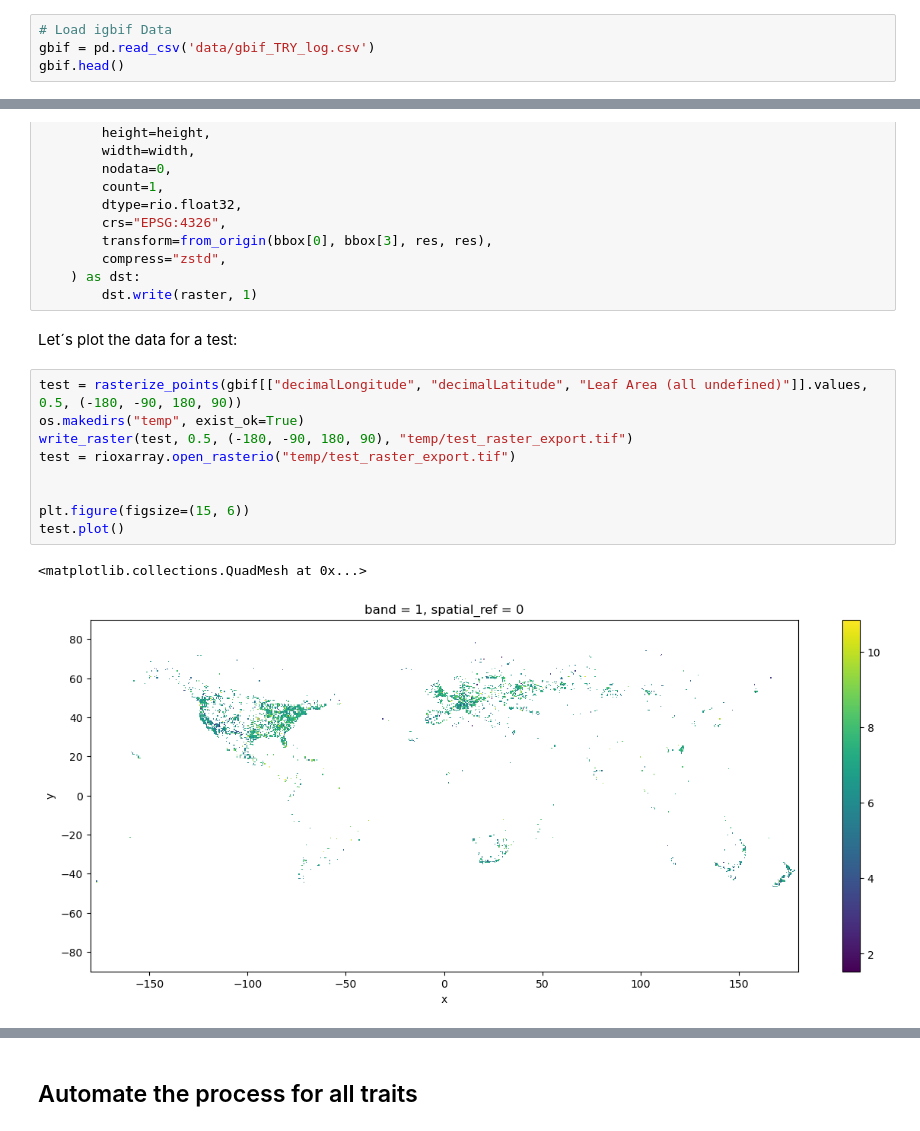
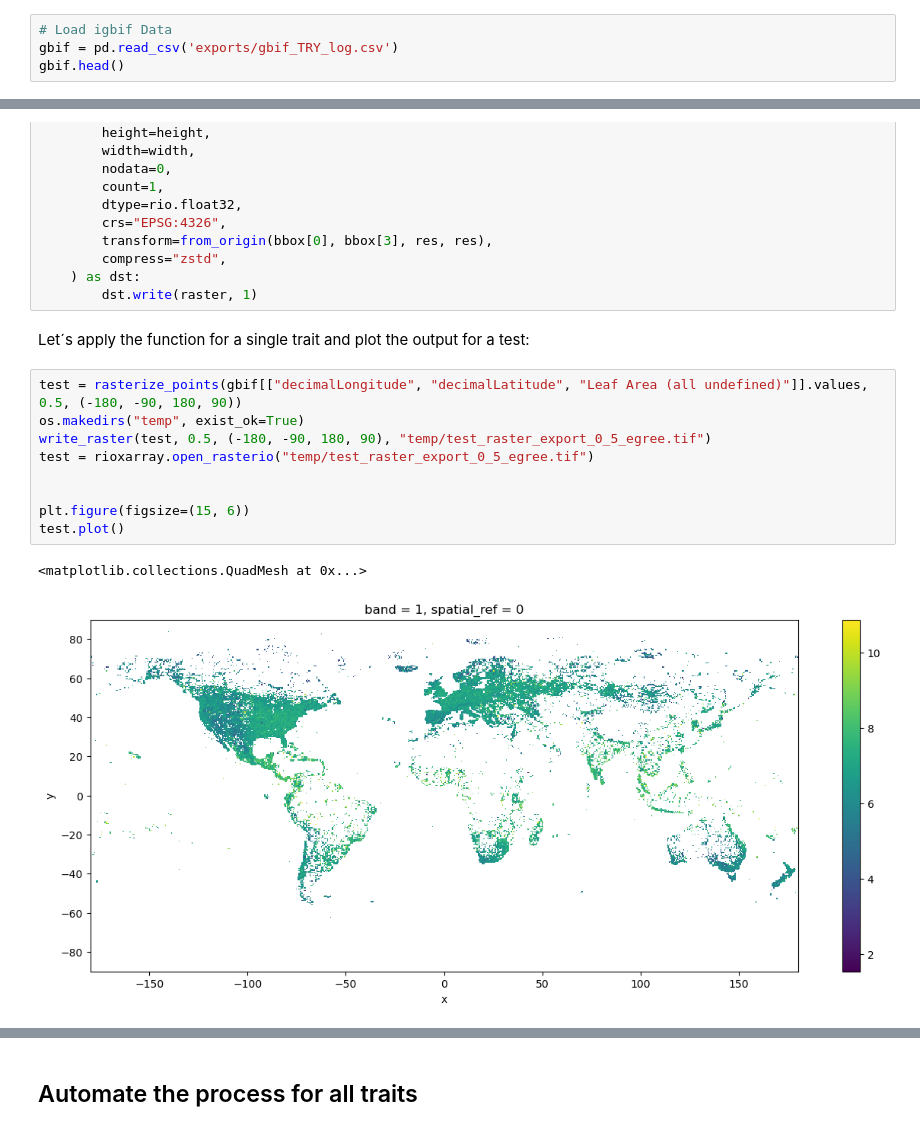
Before and after one commit to GeoSense-Freiburg/teach_2024_msc_envscience_remote_sensing_and_geoinformatics, a Jupyter notebook: 02_citizen_science_and_global_trait_distributions/05_Traitmap_generation_from_point_data.ipynb, the cells around one changed output, grey strips where cells are left out. Drawn from its saved outputs; the diff is of its cells as text.

```diff
--- a/02_citizen_science_and_global_trait_distributions/05_Traitmap_generation_from_point_data.ipynb
+++ b/02_citizen_science_and_global_trait_distributions/05_Traitmap_generation_from_point_data.ipynb
@@ -38,7 +44,7 @@ sPlot.head()
 5 rows × 68 columns
 # %%
 # Load igbif Data
-gbif = pd.read_csv('data/gbif_TRY_log.csv')
+gbif = pd.read_csv('exports/gbif_TRY_log.csv')
 gbif.head()
 # %% [output]
 |  | gbifID | decimalLatitude | decimalLongitude | dateIdentified | scientificName | kingdom | phylum | order | ... |
@@ -123,16 +129,16 @@ def write_raster(
     ) as dst:
         dst.write(raster, 1)
 # %% [markdown]
-Let´s plot the data for a test:
+Let´s apply the function for a single trait and plot the output for a test:
 # %%
 test = rasterize_points(gbif[["decimalLongitude", "decimalLatitude", "Leaf Area (all undefined)"]].values, 0.5, (-180, -90, 180, 90))
 os.makedirs("temp", exist_ok=True)
-write_raster(test, 0.5, (-180, -90, 180, 90), "temp/test_raster_export.tif")
-test = rioxarray.open_rasterio("temp/test_raster_export.tif")
+write_raster(test, 0.5, (-180, -90, 180, 90), "temp/test_raster_export_0_5_egree.tif")
+test = rioxarray.open_rasterio("temp/test_raster_export_0_5_egree.tif")
 
 
 plt.figure(figsize=(15, 6))
 test.plot()
 # %% [output]
 <matplotlib.collections.QuadMesh at 0x...>
-[figure, old version]
+[figure, new version]
```
Also changed, not shown: parts of 11 cells of this notebook, 7 other files.
